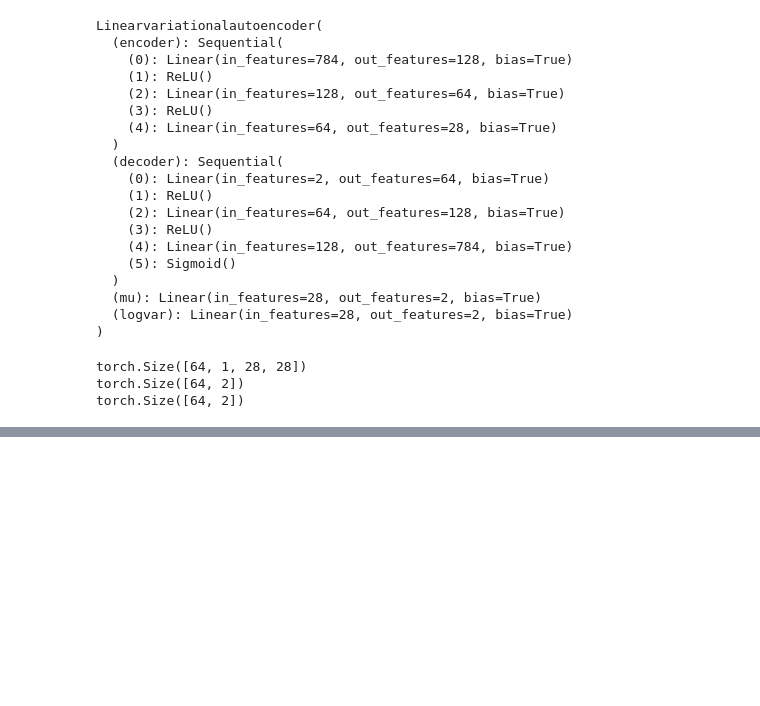
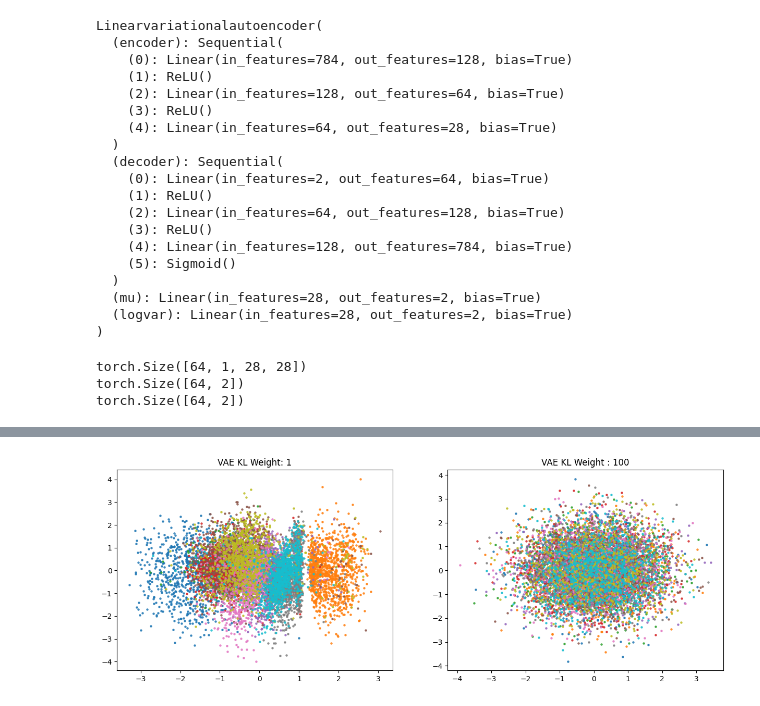
Before and after one commit to Yub-S/deep_generative_models, a Jupyter notebook: variational_autoencoder.ipynb, the cells around one changed output, grey strips where cells are left out. Drawn from its saved outputs; the diff is of its cells as text; code cells hidden in the pictures; blank space fills up the shorter version.

```diff
--- a/variational_autoencoder.ipynb
+++ b/variational_autoencoder.ipynb
@@ -59,9 +61,15 @@ class Linearvariationalautoencoder(nn.Module):
     self.mu = nn.Linear(28, latent_dim)
     self.logvar = nn.Linear(28, latent_dim)
 
+  def forward_encoder(self,x):
+    x = x.flatten(1)
+    return self.encoder(x)
+
+  def forward_decoder (self,x):
+    return self.decoder(x)
+
   def forward(self,x):
-    x = x.flatten(1)
-    x = self.encoder(x)
+    x = self.forward_encoder(x)
 
     mu = self.mu(x)
     logvar = self.logvar(x)
@@ -70,9 +78,9 @@ class Linearvariationalautoencoder(nn.Module):
     noise = torch.randn_like(std,device = std.device)
     z = mu + noise * std
 
-    x_hat = self.decoder(z)
-    x_hat = x_hat.reshape(64,1,28,28)
-    return x_hat,mu,logvar
+    x_hat = self.forward_decoder(z)
+    x_hat = x_hat.reshape(-1,1,28,28)
+    return z,x_hat,mu,logvar
 
 model = Linearvariationalautoencoder(2).to(device)
 model
@@ -108,0 +235,10 @@ torch.Size([64, 2])
+# %%
+models = []
+encoded_datas = []
+
+# # training variational autoencoder across multiple kl weights
+kl_weights = [1,100]
+for kl_weight in kl_weights:
+  model , train_losses,evaluation_losses,encoded_data_per_eval = train(model,train_loader,test_loader,64,kl_weight,51,5,"VAE")
+  models.append(model)
+  encoded_datas.append(encoded_data_per_eval)
@@ -108,0 +256,19 @@ torch.Size([64, 2])
+# %%
+import matplotlib.pyplot as plt
+import pandas as pd
+
+model_latents = [x[-1] for x in encoded_datas]
+model_names = ["VAE KL Weight: 1","VAE KL Weight : 100"]
+
+fig, ax = plt.subplots(1,2, figsize=(15,5))
+
+for idx, encoding in enumerate(model_latents):
+    encoding = pd.DataFrame(encoding, columns=["x", "y", "class"])
+    encoding = encoding.sort_values(by="class")
+    encoding["class"] = encoding["class"].astype(int).astype(str)
+
+    for grouper, group in encoding.groupby("class"):
+        ax[idx].scatter(x=group["x"], y=group["y"], label=grouper, alpha=0.8, s=5)
+        ax[idx].set_title(model_names[idx])
+# %% [output]
+[figure, added]
```
Also changed, not shown: parts of 14 cells of this notebook.
